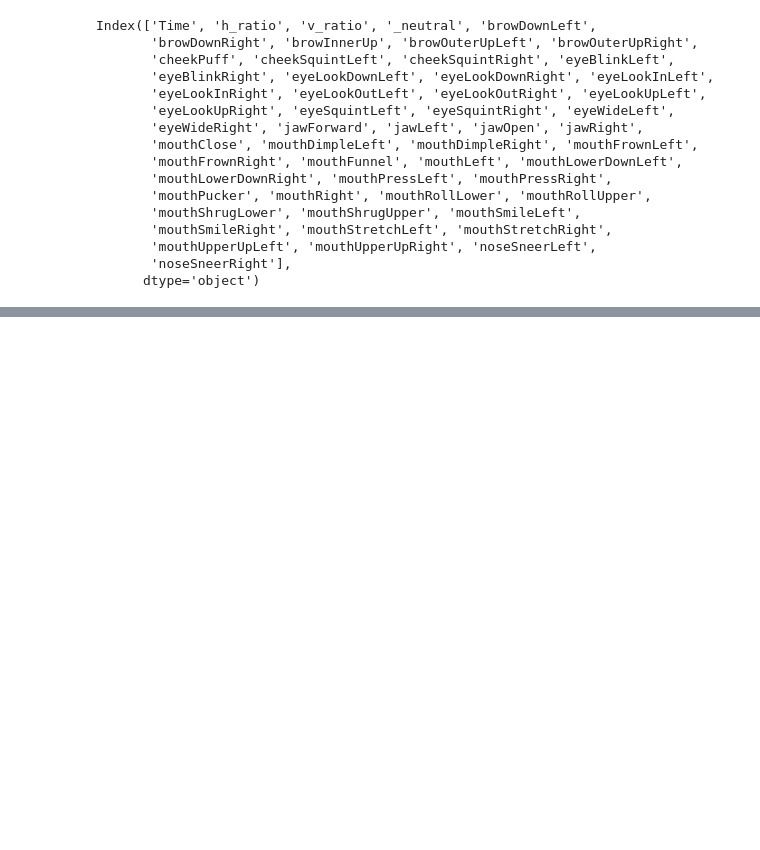
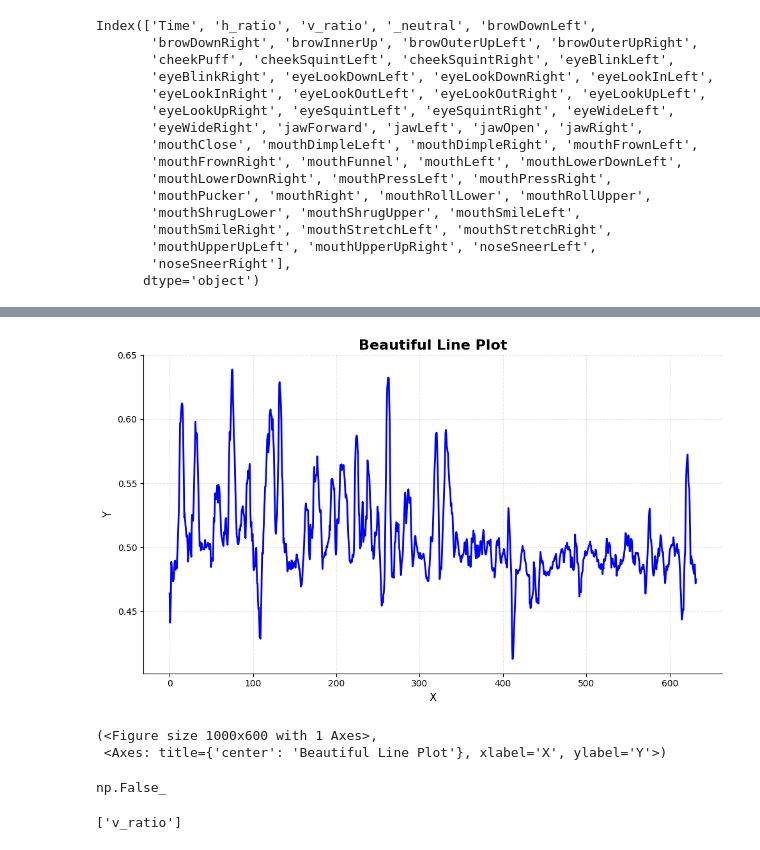
Before and after one commit to Ak62007/Multimodel-Reasoning, a Jupyter notebook: notebooks/data_ana_merge.ipynb, the cells around one changed output, grey strips where cells are left out. Cells and saved outputs as stored; diff of their text form; code cells hidden in the pictures; blank space fills up the shorter version.

```diff
--- a/notebooks/data_ana_merge.ipynb
+++ b/notebooks/data_ana_merge.ipynb
@@ -121,0 +274,10 @@ Index(['Time', 'h_ratio', 'v_ratio', '_neutral', 'browDownLeft',
+# %%
+plot_beautiful(x=fa_data['Time'], y=fa_h_ratio)
+# %% [output]
+[figure, added]
+(<Figure size 1000x600 with 1 Axes>,
+ <Axes: title={'center': 'Beautiful Line Plot'}, xlabel='X', ylabel='Y'>)
+# %%
+(fa_data['browDownLeft'] <= 1).all()
+# %% [output]
+np.False_
@@ -121,0 +299,5 @@ Index(['Time', 'h_ratio', 'v_ratio', '_neutral', 'browDownLeft',
+# %%
+# koon kon pakda gaya
+pakda_gaya
+# %% [output]
+['v_ratio']
```
Also changed, not shown: parts of 40 cells of this notebook, 1 other file.
